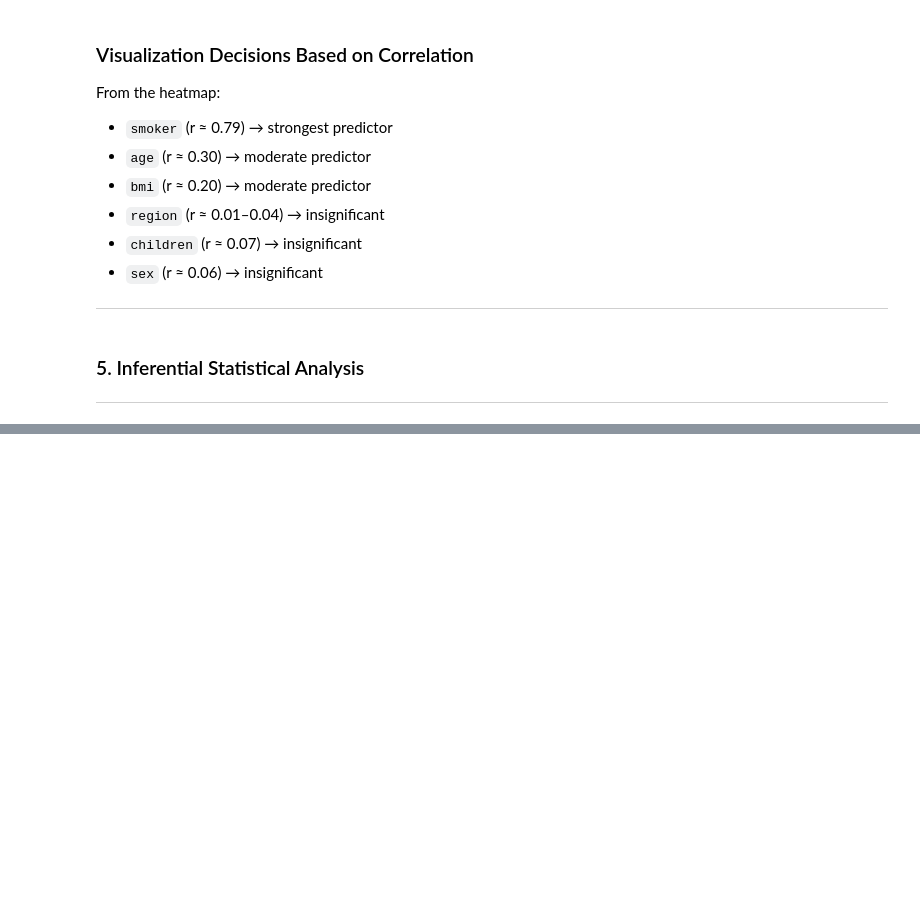
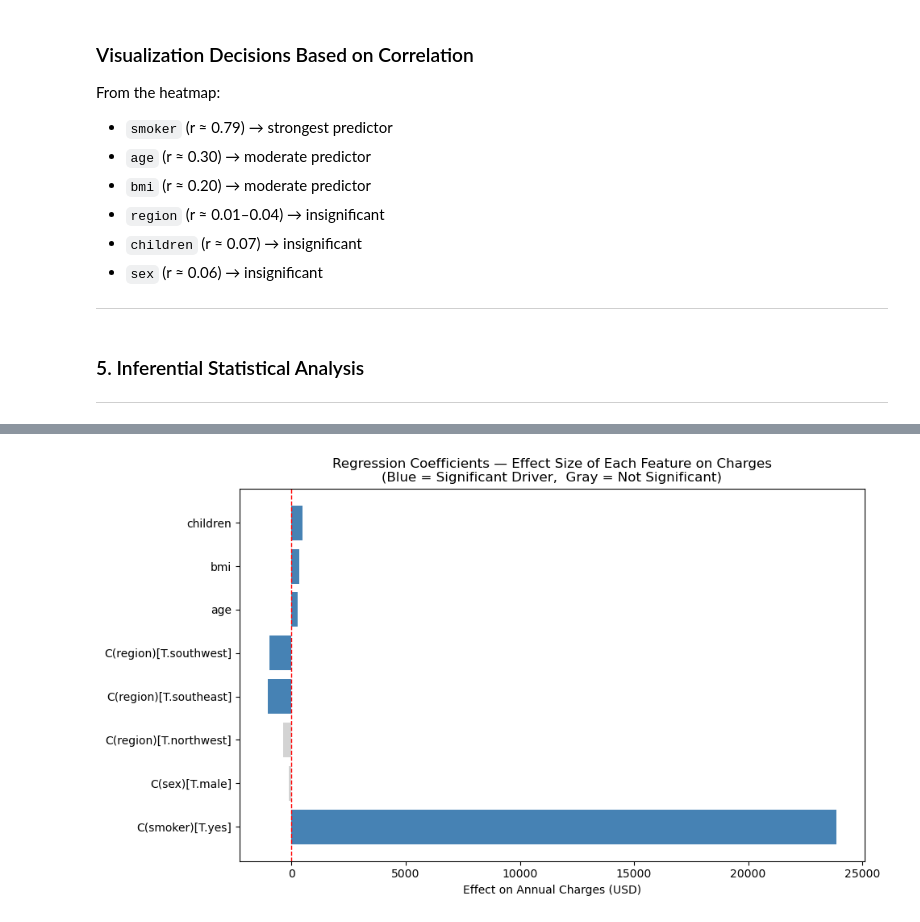
Before and after one commit to amanda-h06/medical-insurance-analysis, a Jupyter notebook: insurance_analysis.ipynb, the cells around one changed output, grey strips where cells are left out. Cells and saved outputs as stored; diff of their text form; code cells hidden in the pictures; blank space fills up the shorter version.

```diff
--- a/insurance_analysis.ipynb
+++ b/insurance_analysis.ipynb
@@ -353,0 +559,6 @@ Comparing the means of charges (continuous) and sex (binary categorical). This a
+# %%
+formula = 'charges ~ age + bmi + children + C(smoker) + C(sex) + C(region)'
+
+model = smf.ols(formula, data=df).fit()
+
+print(model.summary())
@@ -353,0 +633,22 @@ Comparing the means of charges (continuous) and sex (binary categorical). This a
+# %%
+# visualize coefficients
+coef_df = pd.DataFrame({
+    'feature': model.params.index,
+    'coefficient': model.params.values,
+    'p_value': model.pvalues.values
+}).query("feature != 'Intercept'")
+
+coef_df['significant'] = coef_df['p_value'] < 0.05
+colors = ['steelblue' if s else 'lightgray' for s in coef_df['significant']]
+
+plt.figure(figsize=(10, 6))
+
+plt.barh(coef_df['feature'], coef_df['coefficient'], color=colors)
+plt.axvline(x=0, color='red', linestyle='--', linewidth=1)
+
+plt.title('Regression Coefficients — Effect Size of Each Feature on Charges\n(Blue = Significant Driver,  Gray = Not Significant)')
+plt.xlabel('Effect on Annual Charges (USD)')
+
+plt.show()
+# %% [output]
+[figure, added]
```
Also changed, not shown: parts of 23 cells of this notebook.
